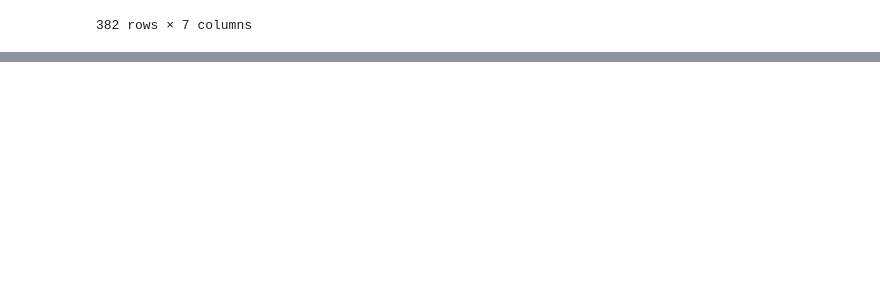
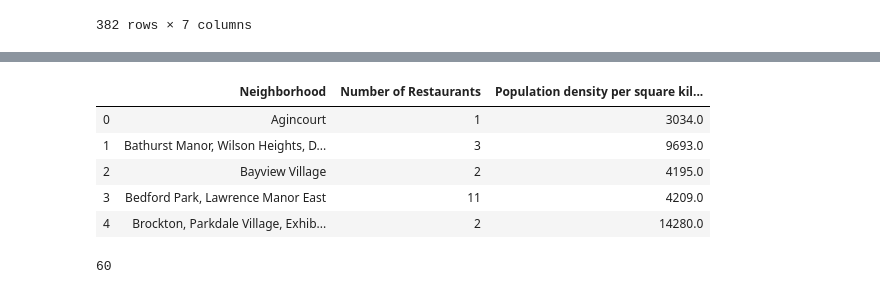
Before and after one commit to Roland-coder/Coursera_Capstone, a Jupyter notebook: Neba Roland Capstone.ipynb, the cells around one changed output, grey strips where cells are left out. Cells and saved outputs as stored; diff of their text form; code cells hidden in the pictures; blank space fills up the shorter version.

```diff
--- a/Neba Roland Capstone.ipynb
+++ b/Neba Roland Capstone.ipynb
@@ -365,0 +398,20 @@ final_df
+# %%
+grouped_df = df.groupby('Neighborhood').count()
+pop = Toronto_pop[['Neighborhood', 'Population density per square kilometre']]
+dff = pd.merge(grouped_df, pop, on = 'Neighborhood')
+# %%
+filtered_df = dff[['Neighborhood', 'Venue Category', 'Population density per square kilometre_y']]
+# %%
+filtered_df = filtered_df.rename(columns={'Venue Category': 'Number of Restaurants'})
+filtered_df.head()
+# %% [output]
+|  | Neighborhood | Number of Restaurants | Population density per square kil... |
+| 0 | Agincourt | 1 | 3034.0 |
+| 1 | Bathurst Manor, Wilson Heights, D... | 3 | 9693.0 |
+| 2 | Bayview Village | 2 | 4195.0 |
+| 3 | Bedford Park, Lawrence Manor East | 11 | 4209.0 |
+| 4 | Brockton, Parkdale Village, Exhib... | 2 | 14280.0 |
+# %%
+filtered_df.shape[0]
+# %% [output]
+60
```
Also changed, not shown: parts of 5 cells of this notebook.
